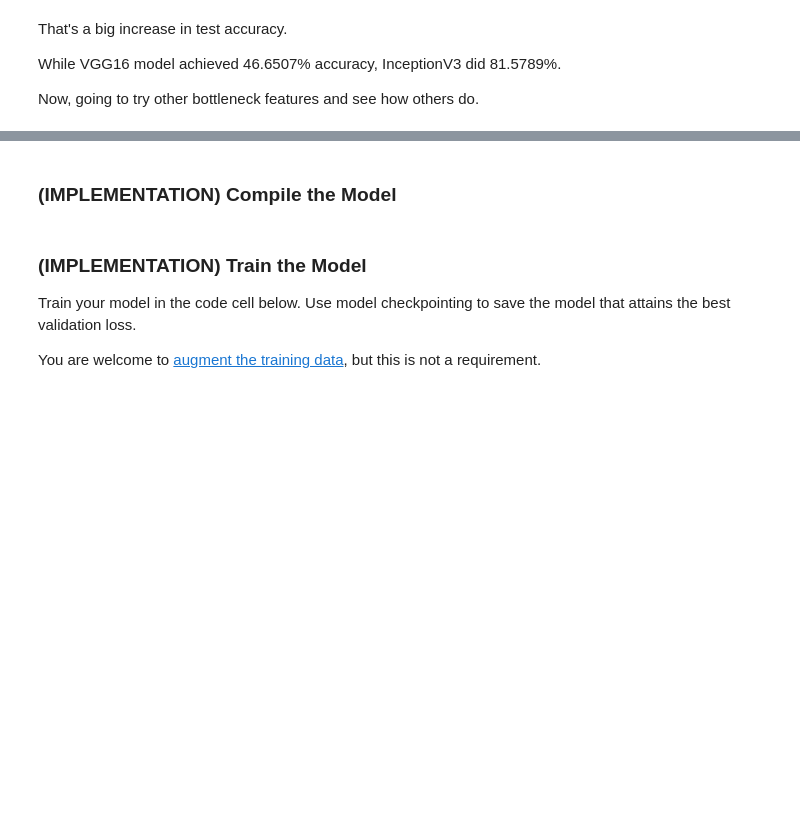
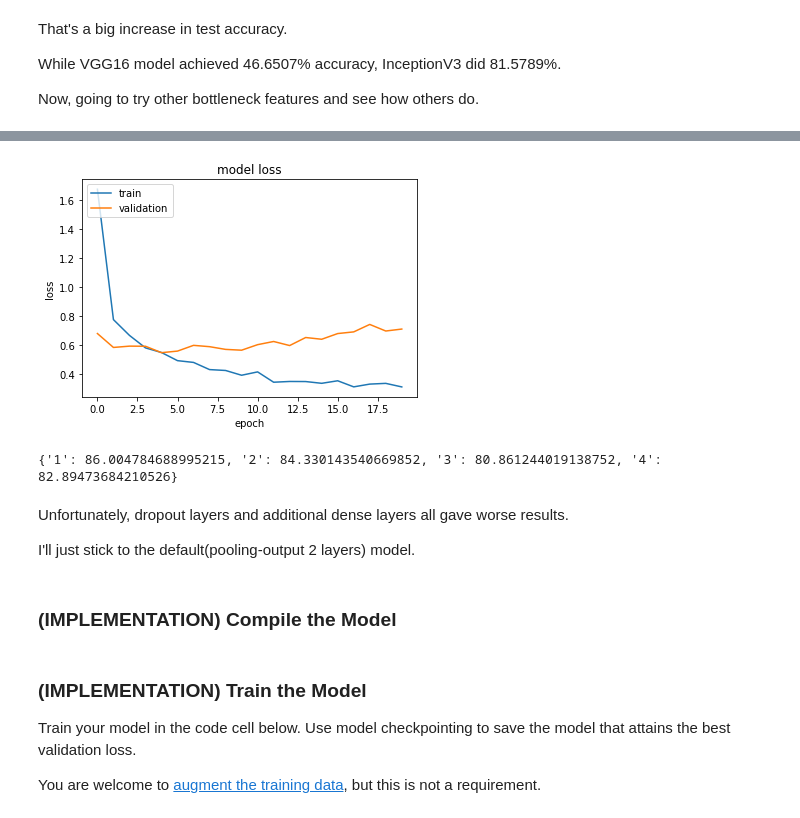
Before and after one commit to sseuraeki/dog-project, a Jupyter notebook: dog_app.ipynb, the cells around one changed output, grey strips where cells are left out. Drawn from its saved outputs; the diff is of its cells as text; code cells hidden in the pictures; blank space fills up the shorter version.

```diff
--- a/dog_app.ipynb
+++ b/dog_app.ipynb
@@ -1017,0 +1275,33 @@ Test accuracy: 82.5359%
+# %%
+my_model = Sequential()
+
+# dropout before pooling
+my_model.add(GlobalAveragePooling2D(input_shape=trainXception.shape[1:]))
+my_model.add(Dropout(0.5))
+my_model.add(Dense(1000, activation='relu'))
+my_model.add(Dropout(0.5))
+
+my_model.add(Dense(133, activation='softmax'))
+
+# compile
+my_model.compile(loss='categorical_crossentropy', optimizer='adam', metrics=['accuracy'])
+
+# train
+checkpointer = ModelCheckpoint(filepath='saved_models/weights.best.Xception.hdf5',
+                               verbose=1, save_best_only=True)
+
+Xception_history = my_model.fit(trainXception, train_targets,
+                                validation_data=(validXception, valid_targets),
+                                epochs=20, batch_size=20, callbacks=[checkpointer], verbose=1)
+
+# load the best weights
+my_model.load_weights('saved_models/weights.best.Xception.hdf5')
+
+# predict
+predictions = [np.argmax(my_model.predict(np.expand_dims(feature, axis=0))) for feature in testXception]
+
+# report test accuracy
+test_accuracy = 100*np.sum(np.array(predictions)==np.argmax(test_targets, axis=1))/len(predictions)
+
+# store the results
+Xception_results["4"] = test_accuracy
@@ -1018,2 +1326,20 @@ Test accuracy: 82.5359%
+# %%
+# summarize history for loss
+plt.plot(Xception_history.history['loss'])
+plt.plot(Xception_history.history['val_loss'])
+plt.title('model loss')
+plt.ylabel('loss')
+plt.xlabel('epoch')
+plt.legend(['train', 'validation'], loc='upper left')
+plt.show()
+
+print(Xception_results)
+# %% [output]
+[figure, added]
+{'1': 86.004784688995215, '2': 84.330143540669852, '3': 80.861244019138752, '4': 82.89473684210526}
+# %% [markdown]
+Unfortunately, dropout layers and additional dense layers all gave worse results.
+
+I'll just stick to the default(pooling-output 2 layers) model.
 # %%
 ### TODO: Define your architecture.
```
Also changed, not shown: parts of 36 cells of this notebook.
